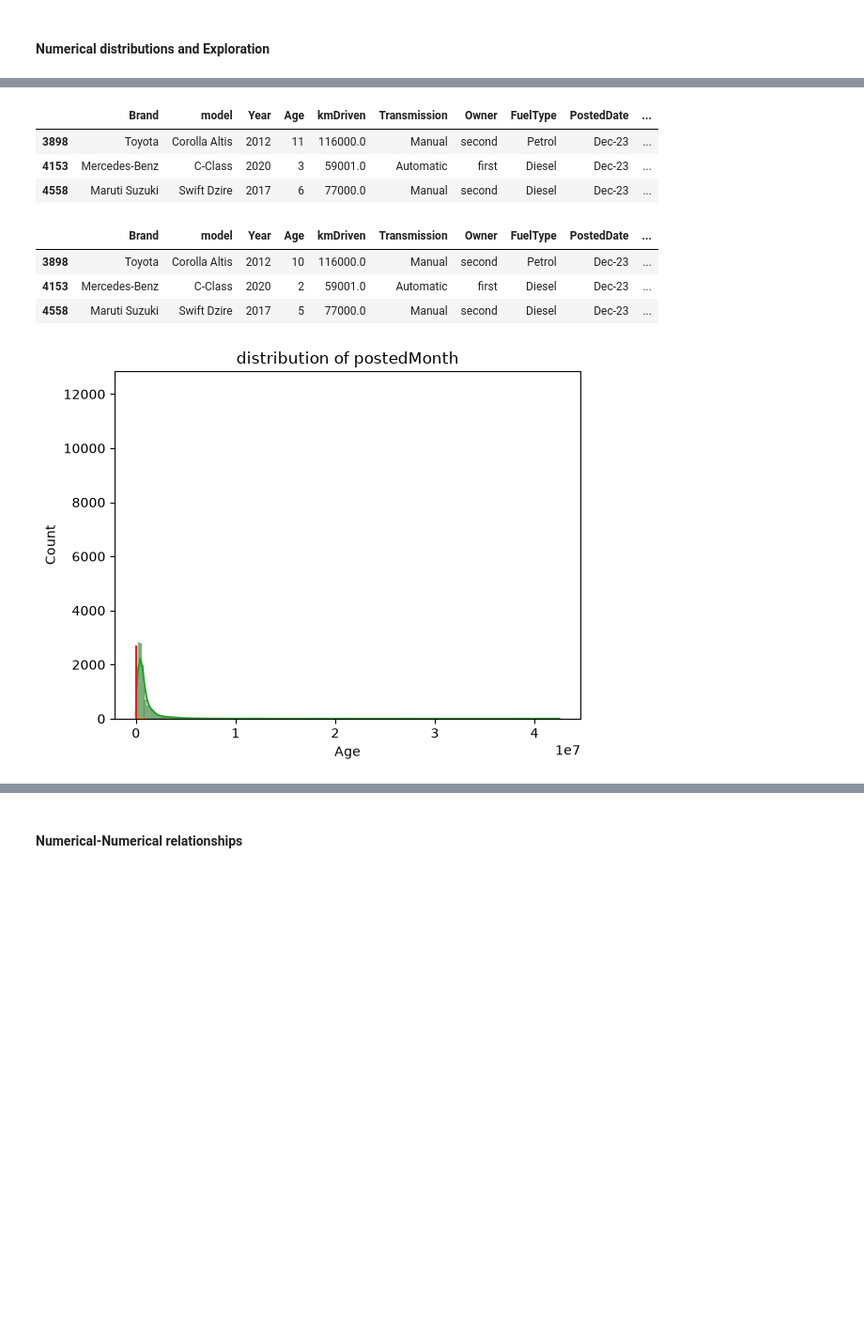
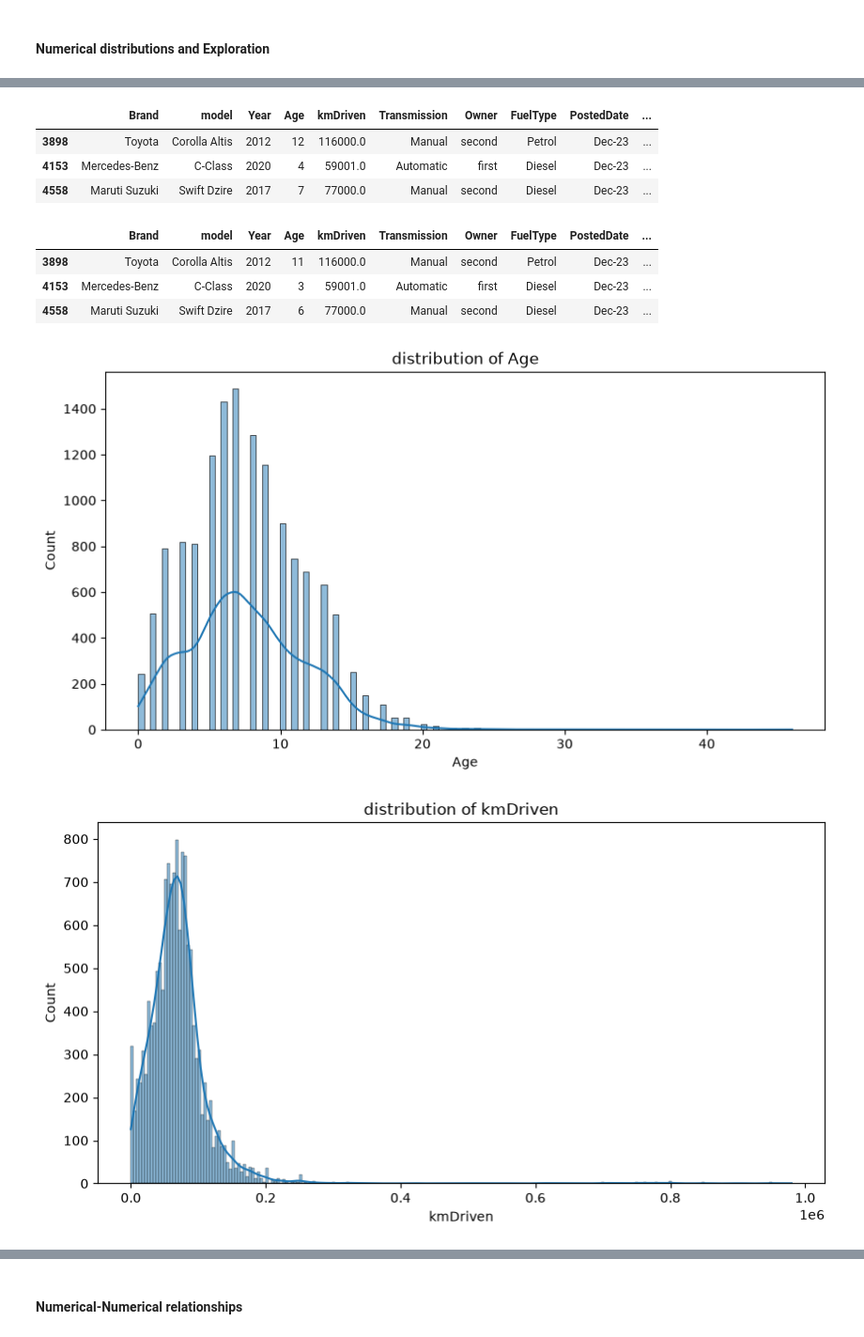
Before and after one commit to abdo1rahman/DEPI_grad_project, a Jupyter notebook: mini_project/used_cars/notebooks/EDA.ipynb, the cells around one changed output, grey strips where cells are left out. Shown at 94% size. Drawn from its saved outputs; the diff is of its cells as text; code cells hidden in the pictures; blank space fills up the shorter version.

```diff
--- a/mini_project/used_cars/notebooks/EDA.ipynb
+++ b/mini_project/used_cars/notebooks/EDA.ipynb
@@ -167,6 +167,8 @@ used_cars_df[['kmDriven', 'AskPrice']]
 | 14992 | 18000.0 | 450000.0 |
 13909 rows × 2 columns
 # %%
+idxs_unrealistic_car_age = used_cars_df.loc[used_cars_df['Year'] < 1950].index.tolist()
+used_cars_df.drop(index=idxs_unrealistic_car_age, inplace=True)
 used_cars_df.drop_duplicates(inplace=True)
 # %%
 used_cars_df.info()
@@ -451,6 +453,10 @@ brand_model    414
 Brand           42
 model          434
 dtype: int64
+# %%
+from fixBrandModel import fix_brand_model
+
+used_cars_df = fix_brand_model(used_cars_df)
 # %%
 temp = used_cars_df.drop_duplicates(subset='brand_model')
 mask = temp.duplicated(subset='model', keep=False).tolist()
@@ -463,5 +467,5 @@ temp[mask] # Mahindra <- Ssangyon & the Rexton was common between them
 # %%
-cat_cols = used_cars_df.drop(columns=['AdditionInfo', 'PostedDate']).select_dtypes(include='str').columns.tolist()
+cat_cols = used_cars_df.drop(columns=['AdditionInfo', 'PostedDate']).select_dtypes(include='str').columns.to_list()
 cat_cols
 # %% [output]
 ['Brand', 'model', 'Transmission', 'Owner', 'FuelType', 'brand_model']
@@ -684,30 +690,31 @@ used_cars_df[age_diff != 0]
 used_cars_df[used_cars_df.postedYear == 2023]
 # %% [output]
 |  | Brand | model | Year | Age | kmDriven | Transmission | Owner | FuelType | PostedDate | ... |
-| 3898 | Toyota | Corolla Altis | 2012 | 11 | 116000.0 | Manual | second | Petrol | Dec-23 | ... |
-| 4153 | Mercedes-Benz | C-Class | 2020 | 3 | 59001.0 | Automatic | first | Diesel | Dec-23 | ... |
-| 4558 | Maruti Suzuki | Swift Dzire | 2017 | 6 | 77000.0 | Manual | second | Diesel | Dec-23 | ... |
+| 3898 | Toyota | Corolla Altis | 2012 | 12 | 116000.0 | Manual | second | Petrol | Dec-23 | ... |
+| 4153 | Mercedes-Benz | C-Class | 2020 | 4 | 59001.0 | Automatic | first | Diesel | Dec-23 | ... |
+| 4558 | Maruti Suzuki | Swift Dzire | 2017 | 7 | 77000.0 | Manual | second | Diesel | Dec-23 | ... |
 # %%
 # The Dataset has some errors with dealing with age of cars posted in 2023
 
 issued_rows_idx = used_cars_df[used_cars_df.postedYear == 2023].index.tolist()
 
-used_cars_df.Age = np.where(used_cars_df.postedYear == 2023, used_cars_df.Age-1, used_cars_df.Age)
+used_cars_df['Age'] = np.where(used_cars_df.postedYear == 2023, used_cars_df.Age-1, used_cars_df.Age)
 # %%
 used_cars_df.loc[issued_rows_idx]
 # %% [output]
 |  | Brand | model | Year | Age | kmDriven | Transmission | Owner | FuelType | PostedDate | ... |
-| 3898 | Toyota | Corolla Altis | 2012 | 10 | 116000.0 | Manual | second | Petrol | Dec-23 | ... |
-| 4153 | Mercedes-Benz | C-Class | 2020 | 2 | 59001.0 | Automatic | first | Diesel | Dec-23 | ... |
-| 4558 | Maruti Suzuki | Swift Dzire | 2017 | 5 | 77000.0 | Manual | second | Diesel | Dec-23 | ... |
+| 3898 | Toyota | Corolla Altis | 2012 | 11 | 116000.0 | Manual | second | Petrol | Dec-23 | ... |
+| 4153 | Mercedes-Benz | C-Class | 2020 | 3 | 59001.0 | Automatic | first | Diesel | Dec-23 | ... |
+| 4558 | Maruti Suzuki | Swift Dzire | 2017 | 6 | 77000.0 | Manual | second | Diesel | Dec-23 | ... |
 # %%
 for col in num_cols:
     if col in skip_cols_plt or col in ['engine_l', 'engine_l_imputed']:
         continue
-    plt.Figure(figsize=(10,5))
+    plt.figure(figsize=(10,5))
     sns.histplot(used_cars_df[col], kde=True)
     plt.title(f'distribution of {col}')
 
 plt.show()
 # %% [output]
-[figure, old version]
+[figure, new version]
+[figure, added]
```
Also changed, not shown: parts of 41 cells of this notebook, 6 other files.
